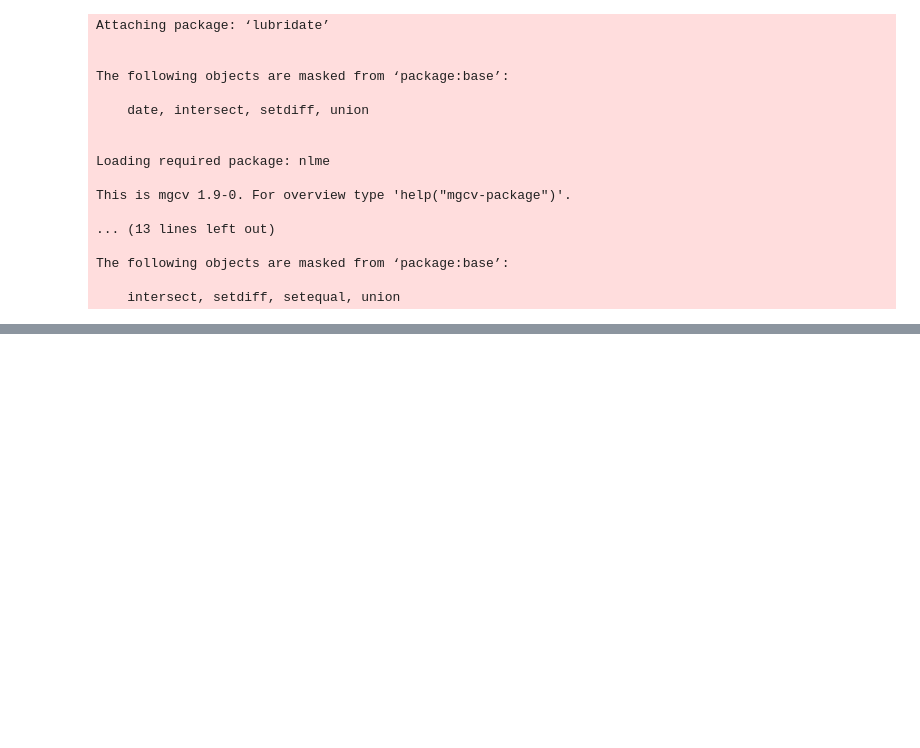
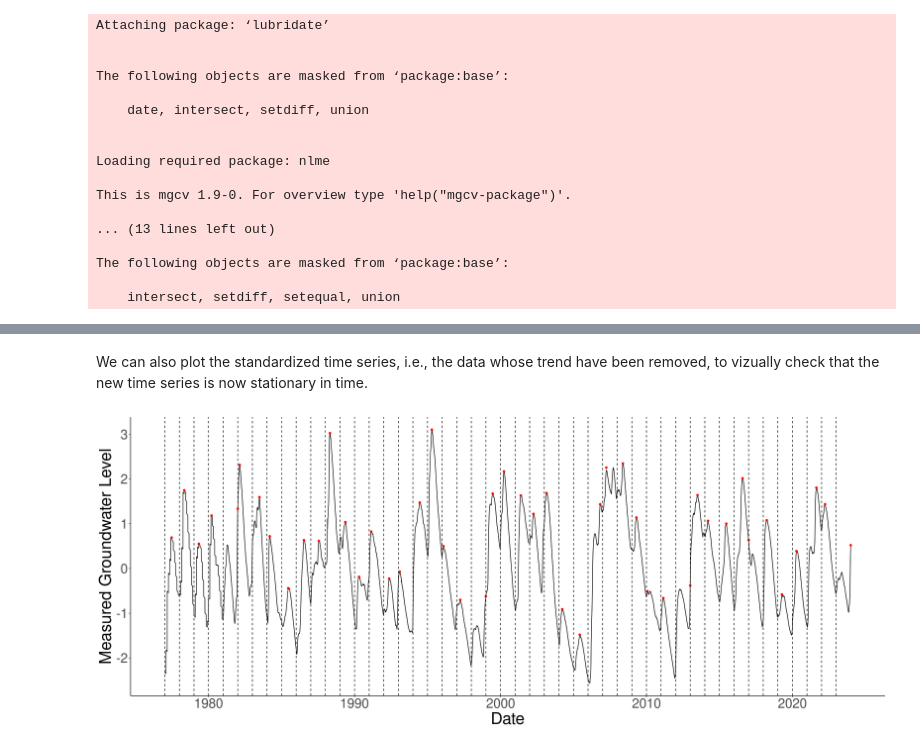
Before and after one commit to foen-admin-ch/groundwater-extreme-analysis, a Jupyter notebook: notebooks/example_4.ipynb, the cells around one changed output, grey strips where cells are left out. Saved outputs shown, nothing was run; the diff lists cells and outputs as text; code cells hidden in the pictures; blank space fills up the shorter version.

```diff
--- a/notebooks/example_4.ipynb
+++ b/notebooks/example_4.ipynb
@@ -59,0 +143,21 @@ A data.frame: 6 × 2
+# %% [markdown]
+We can also plot the standardized time series, i.e., the data whose trend have been removed, to vizually check that the new time series is now stationary in time.
+# %%
+# We compute the yearly maxima of both the standardized and non-standardize data
+data_yearly_maxima <- data %>%
+                        group_by(Jahre) %>%
+                        summarize(Max = max(Wert, na.rm = TRUE),
+                                  Max_standardized = max(Wert_standardized, na.rm = TRUE),
+                                  Date_maxima = Zeitstempel[which.max(Wert)])
+
+# Use the ggplot2 package to display the time series
+ggplot(data) + #create plot object
+    geom_line(data = data, aes(x = Zeitstempel, y = Wert_standardized)) + # add time series of measurements
+    geom_point(data = data_yearly_maxima, aes(x = Date_maxima, y = Max_standardized), color = "red") + #add maxima as red points
+    geom_vline(xintercept = dmy(paste0("01-01-",seq(min(data$Jahre), max(data$Jahre), by = 1))), linetype = "dashed") + #add vertical line for each year
+    theme_classic() +
+    theme(text = element_text(size = 30))+
+    xlab("Date") +
+    ylab("Measured Groundwater Level")
+# %% [output]
+[figure, added]
```
Also changed, not shown: parts of 20 cells of this notebook.
